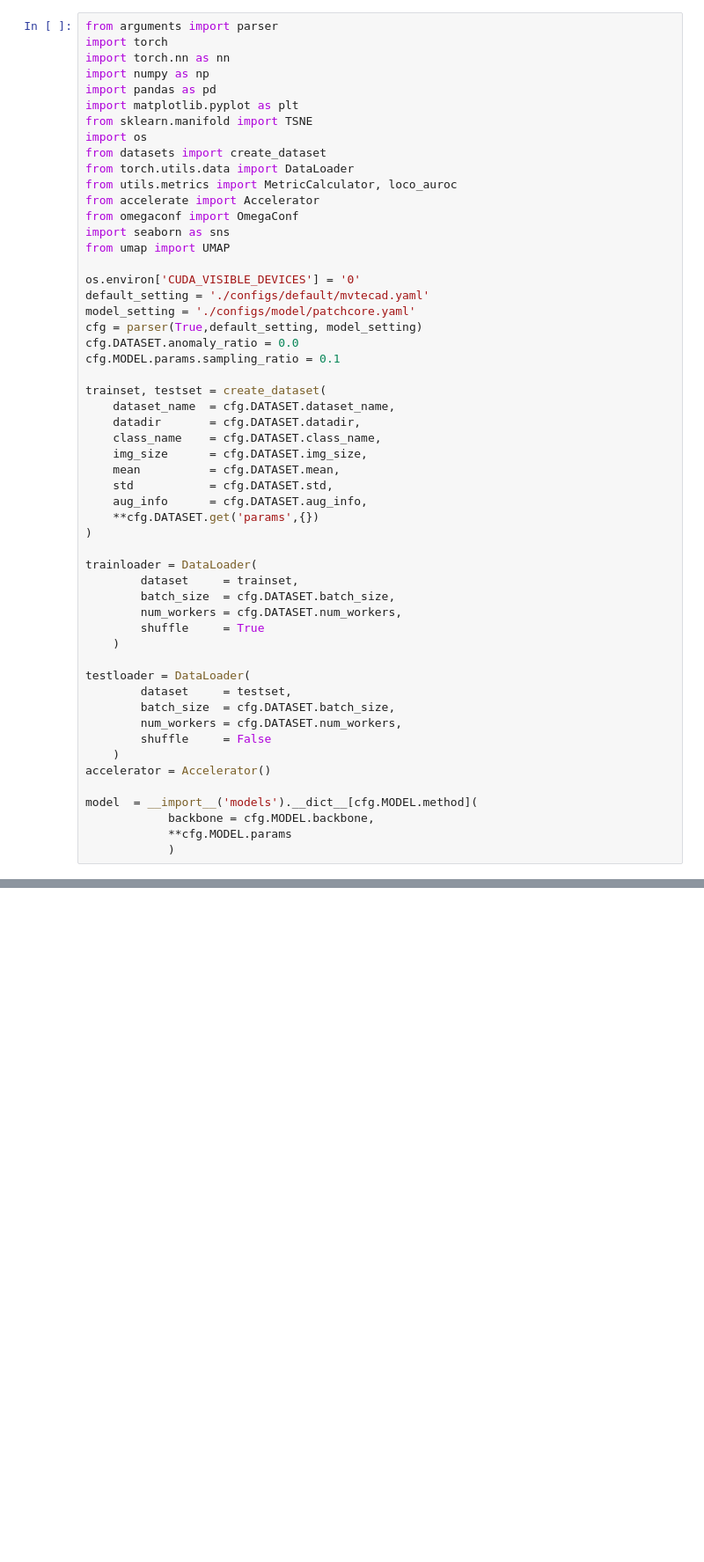
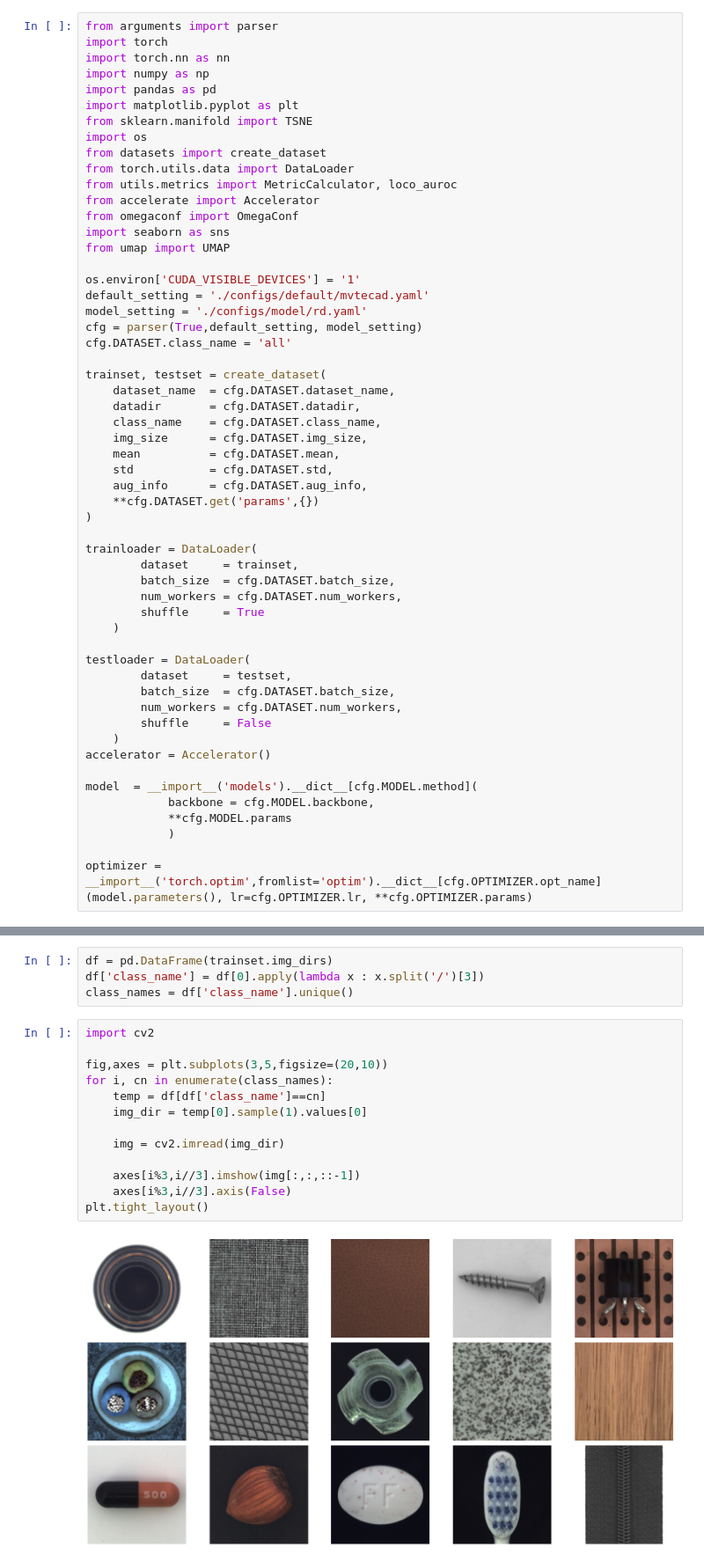
Before and after one commit to crimama/LifeLongerAD, a Jupyter notebook: temp.ipynb, the cells around one changed output, grey strips where cells are left out. Shown at 88% size. Drawn from its saved outputs; the diff is of its cells as text; blank space fills up the shorter version.

```diff
--- a/temp.ipynb
+++ b/temp.ipynb
@@ -15,12 +15,11 @@ from omegaconf import OmegaConf
 import seaborn as sns
 from umap import UMAP
 
-os.environ['CUDA_VISIBLE_DEVICES'] = '0'
+os.environ['CUDA_VISIBLE_DEVICES'] = '1'
 default_setting = './configs/default/mvtecad.yaml'
-model_setting = './configs/model/patchcore.yaml'
+model_setting = './configs/model/rd.yaml'
 cfg = parser(True,default_setting, model_setting)
-cfg.DATASET.anomaly_ratio = 0.0
-cfg.MODEL.params.sampling_ratio = 0.1
+cfg.DATASET.class_name = 'all'
 
 trainset, testset = create_dataset(
     dataset_name  = cfg.DATASET.dataset_name,
@@ -52,4 +51,6 @@ model  = __import__('models').__dict__[cfg.MODEL.method](
             backbone = cfg.MODEL.backbone,
             **cfg.MODEL.params
             )
+
+optimizer = __import__('torch.optim',fromlist='optim').__dict__[cfg.OPTIMIZER.opt_name](model.parameters(), lr=cfg.OPTIMIZER.lr, **cfg.OPTIMIZER.params)
 # %% [output]
@@ -127,0 +59,19 @@ sns.barplot(
+# %%
+df = pd.DataFrame(trainset.img_dirs)
+df['class_name'] = df[0].apply(lambda x : x.split('/')[3])
+class_names = df['class_name'].unique()
+# %%
+import cv2
+
+fig,axes = plt.subplots(3,5,figsize=(20,10))
+for i, cn in enumerate(class_names):
+    temp = df[df['class_name']==cn]
+    img_dir = temp[0].sample(1).values[0]
+
+    img = cv2.imread(img_dir)
+
+    axes[i%3,i//3].imshow(img[:,:,::-1])
+    axes[i%3,i//3].axis(False)
+plt.tight_layout()
+# %% [output]
+[figure, added]
```
Also changed, not shown: parts of 13 cells of this notebook, 11 other files.
